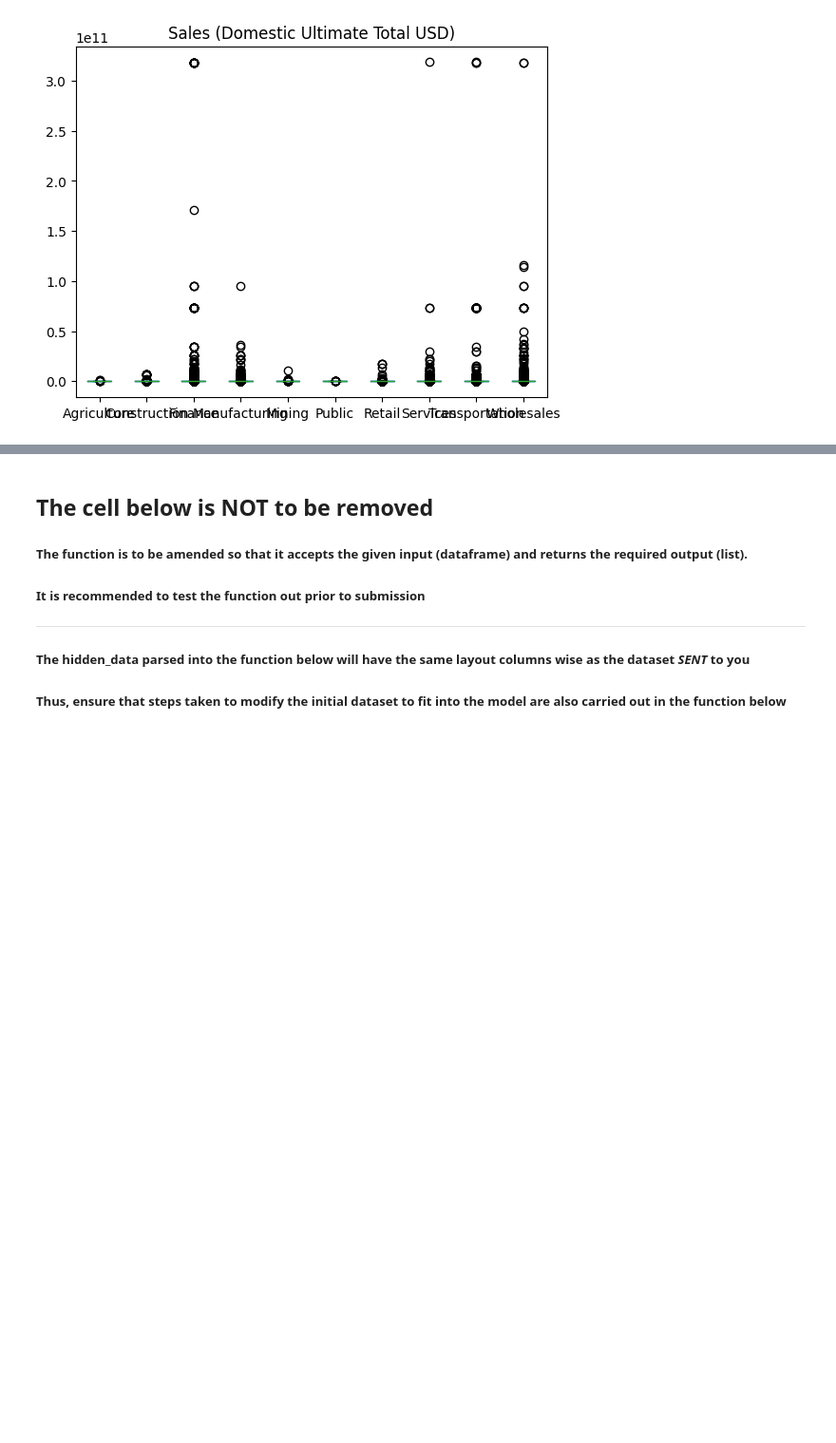
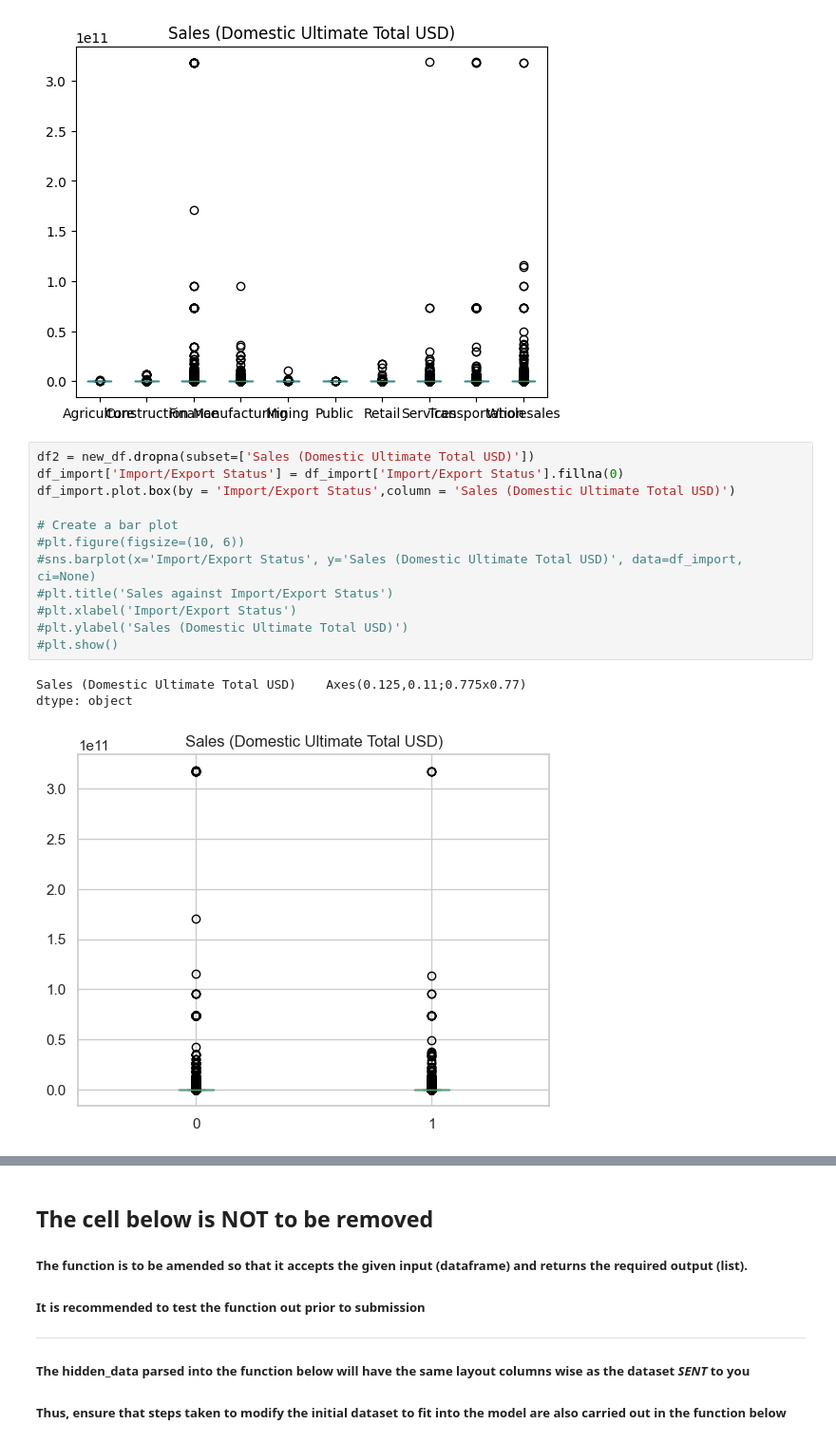
Before and after one commit to siruislybro/NUS-SDS-Datathon-Champion, a Jupyter notebook: NUS_DATATHON_CHAMPION_TEAM NAME.ipynb, the cells around one changed output, grey strips where cells are left out. Shown at 95% size. Cells and saved outputs as stored; diff of their text form; blank space fills up the shorter version.

```diff
--- a/NUS_DATATHON_CHAMPION_TEAM NAME.ipynb
+++ b/NUS_DATATHON_CHAMPION_TEAM NAME.ipynb
@@ -206,3 +198,19 @@ df_import[['Import/Export Status','Sales (Domestic Ultimate Total USD)']].corr()
 | Import/Export Status | 1.000000 | -0.005679 |
 | Sales (Domestic Ultimate Total USD) | -0.005679 | 1.000000 |
 [figure]
+# %%
+df2 = new_df.dropna(subset=['Sales (Domestic Ultimate Total USD)'])
+df_import['Import/Export Status'] = df_import['Import/Export Status'].fillna(0)
+df_import.plot.box(by = 'Import/Export Status',column = 'Sales (Domestic Ultimate Total USD)')
+
+# Create a bar plot
+#plt.figure(figsize=(10, 6))
+#sns.barplot(x='Import/Export Status', y='Sales (Domestic Ultimate Total USD)', data=df_import, ci=None)
+#plt.title('Sales against Import/Export Status')
+#plt.xlabel('Import/Export Status')
+#plt.ylabel('Sales (Domestic Ultimate Total USD)')
+#plt.show()
+# %% [output]
+Sales (Domestic Ultimate Total USD)    Axes(0.125,0.11;0.775x0.77)
+dtype: object
+[figure, added]
```
Also changed, not shown: parts of 12 cells of this notebook.
